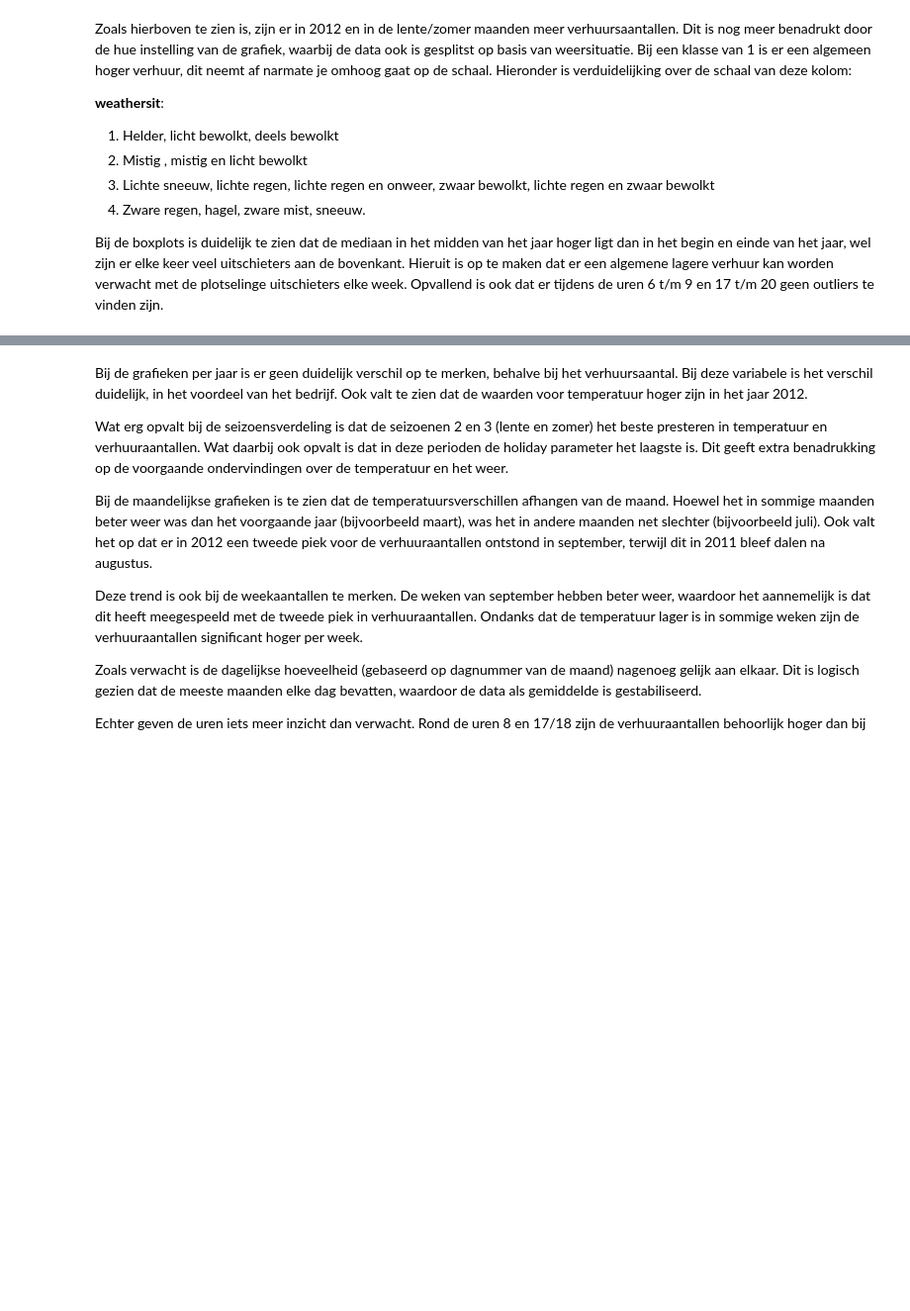
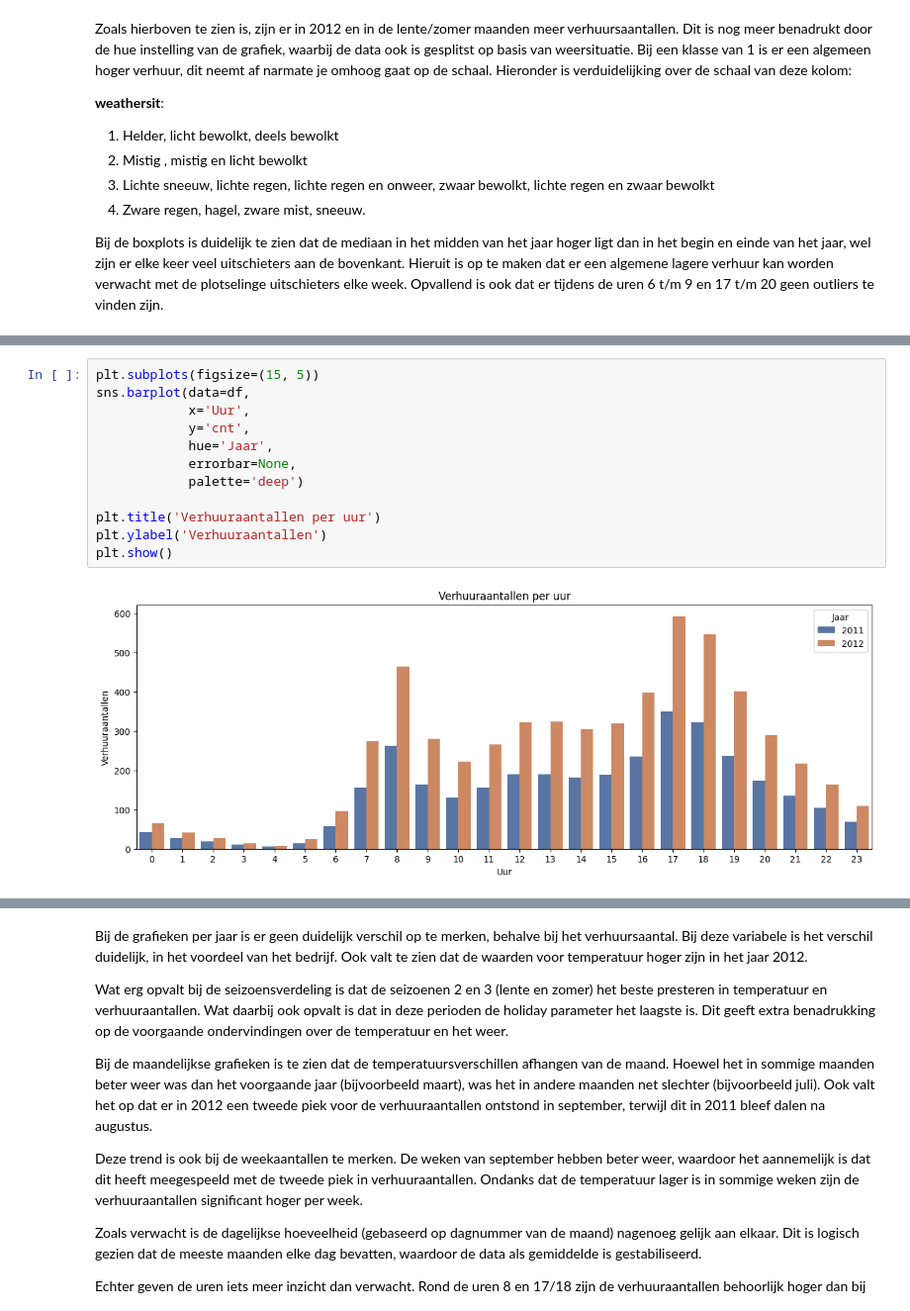
Before and after one commit to BJHeemskerk/MachineLearning, a Jupyter notebook: Verhuuraantallen/Opdracht 2.ipynb, the cells around one changed output, grey strips where cells are left out. Shown at 99% size. Saved outputs shown, nothing was run; the diff lists cells and outputs as text; blank space fills up the shorter version.

```diff
--- a/Verhuuraantallen/Opdracht 2.ipynb
+++ b/Verhuuraantallen/Opdracht 2.ipynb
@@ -293,0 +287,14 @@ for tijd in tijden:
+# %%
+plt.subplots(figsize=(15, 5))
+sns.barplot(data=df,
+            x='Uur',
+            y='cnt',
+            hue='Jaar',
+            errorbar=None,
+            palette='deep')
+
+plt.title('Verhuuraantallen per uur')
+plt.ylabel('Verhuuraantallen')
+plt.show()
+# %% [output]
+[figure, added]
```
Also changed, not shown: parts of 9 cells of this notebook.
